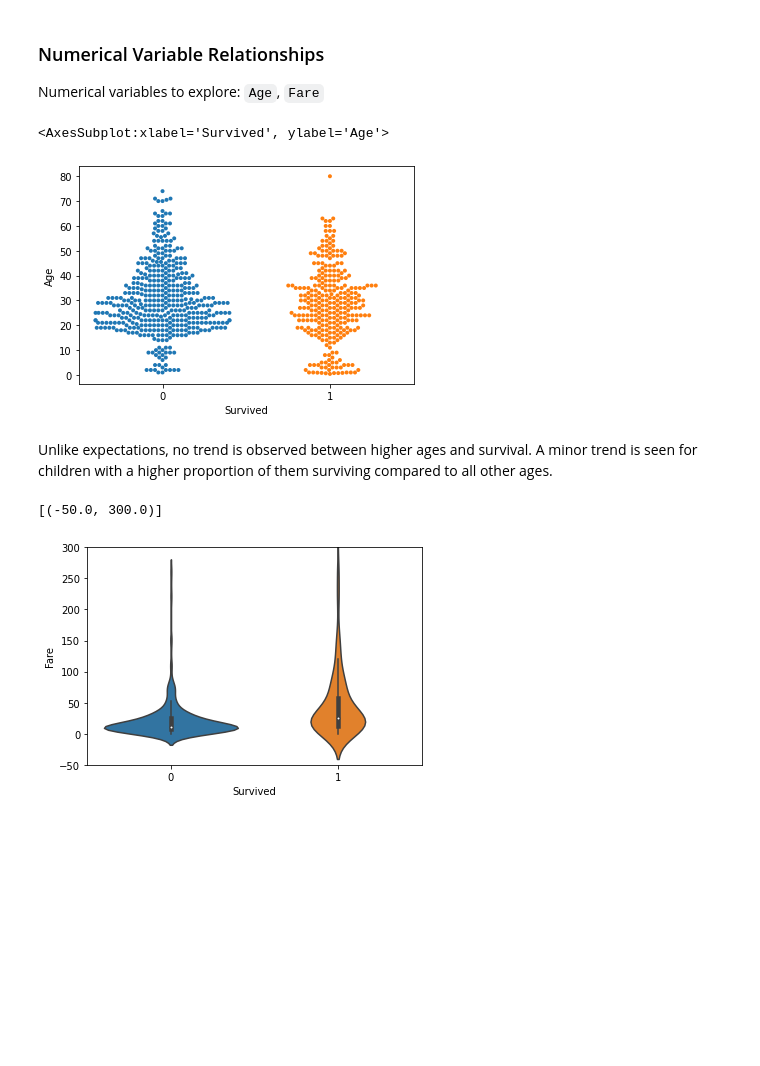
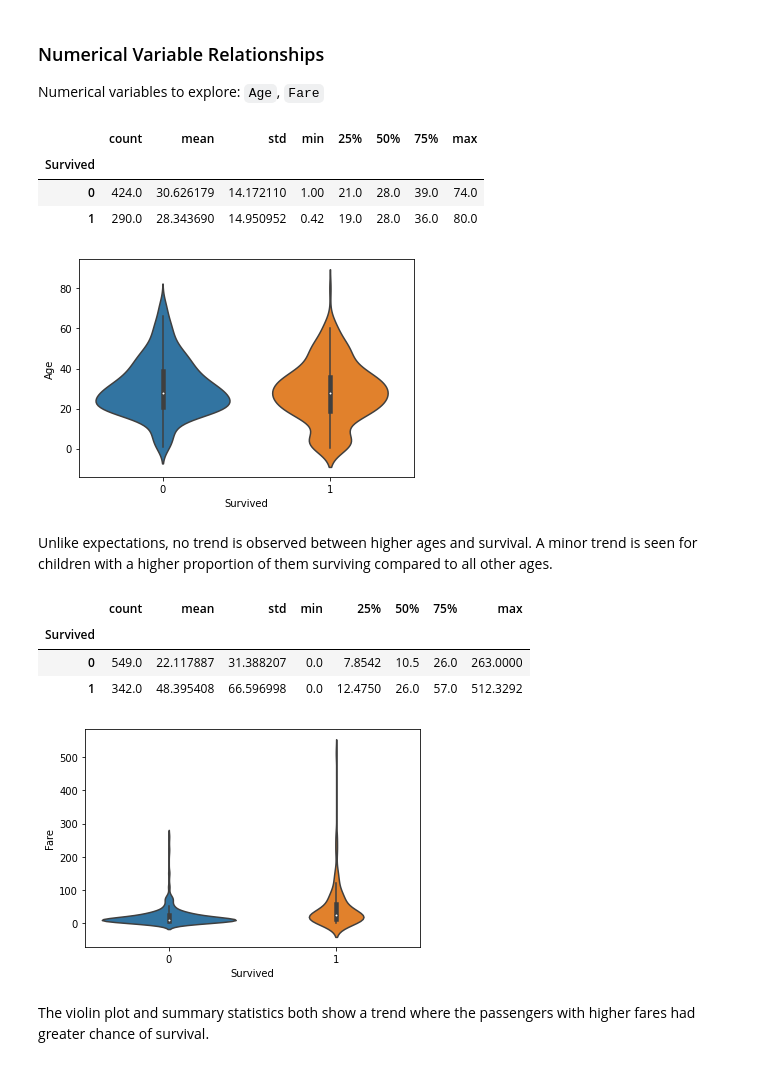
Before and after one commit to devanshmalik/titanic-dataset-EDA, a Jupyter notebook: Titanic_EDA.ipynb, the cells around one changed output. Saved outputs shown, nothing was run; the diff lists cells and outputs as text; code cells hidden in the pictures; blank space fills up the shorter version.

```diff
--- a/Titanic_EDA.ipynb
+++ b/Titanic_EDA.ipynb
@@ -71,23 +71,23 @@ sns.heatmap(corr_mat, annot=True, vmax=0.8)
 
 Numerical variables to explore: `Age`, `Fare`
 # %%
-# sns.stripplot(x='Survived', y='Age', data=df_train)
-# sns.FacedGrid(df_train, col='Survived', row='Age')
-sns.swarmplot(x='Survived', y='Age', data=df_train, s=4)
-# sns.violinplot(x='Survived', y='Age', data=df_train)
+sns.violinplot(x='Survived', y='Age', data=df_train)
+df_train.groupby('Survived').Age.describe()
+# sns.swarmplot(x='Survived', y='Age', data=df_train, s=4)
 # %% [output]
-<AxesSubplot:xlabel='Survived', ylabel='Age'>
+|  | count | mean | std | min | 25% | 50% | 75% | max |
+| Survived |  |  |  |  |  |  |  |  |
+| 0 | 424.0 | 30.626179 | 14.172110 | 1.00 | 21.0 | 28.0 | 39.0 | 74.0 |
+| 1 | 290.0 | 28.343690 | 14.950952 | 0.42 | 19.0 | 28.0 | 36.0 | 80.0 |
-[figure, old version]
+[figure, new version]
 # %% [markdown]
 Unlike expectations, no trend is observed between higher ages and survival. A minor trend is seen for children with a higher proportion of them surviving compared to all other ages.
 # %%
-# sns.stripplot(x='Survived', y='Fare', data=df_train)   -not good
-# sns.swarmplot(x='Survived', y='Fare', data=df_train, s=4)   # doesn't work
-fig = sns.violinplot(x='Survived', y='Fare', data=df_train)    # seems best so far
-fig.set(ylim=(-50, 300))
-# fig.show()
-# sns.barplot(x='Survived', y='Fare', data=df_train)    -meh
-# sns.boxplot(x='Survived', y='Fare', data=df_train)    - bad
+sns.violinplot(x='Survived', y='Fare', data=df_train)
+df_train.groupby('Survived').Fare.describe()
 # %% [output]
-[(-50.0, 300.0)]
+|  | count | mean | std | min | 25% | 50% | 75% | max |
+| Survived |  |  |  |  |  |  |  |  |
+| 0 | 549.0 | 22.117887 | 31.388207 | 0.0 | 7.8542 | 10.5 | 26.0 | 263.0000 |
+| 1 | 342.0 | 48.395408 | 66.596998 | 0.0 | 12.4750 | 26.0 | 57.0 | 512.3292 |
-[figure, old version]
+[figure, new version]
@@ -96,0 +94,2 @@ fig.set(ylim=(-50, 300))
+# %% [markdown]
+The violin plot and summary statistics both show a trend where the passengers with higher fares had greater chance of survival.
```
Also changed, not shown: parts of 18 cells of this notebook.
